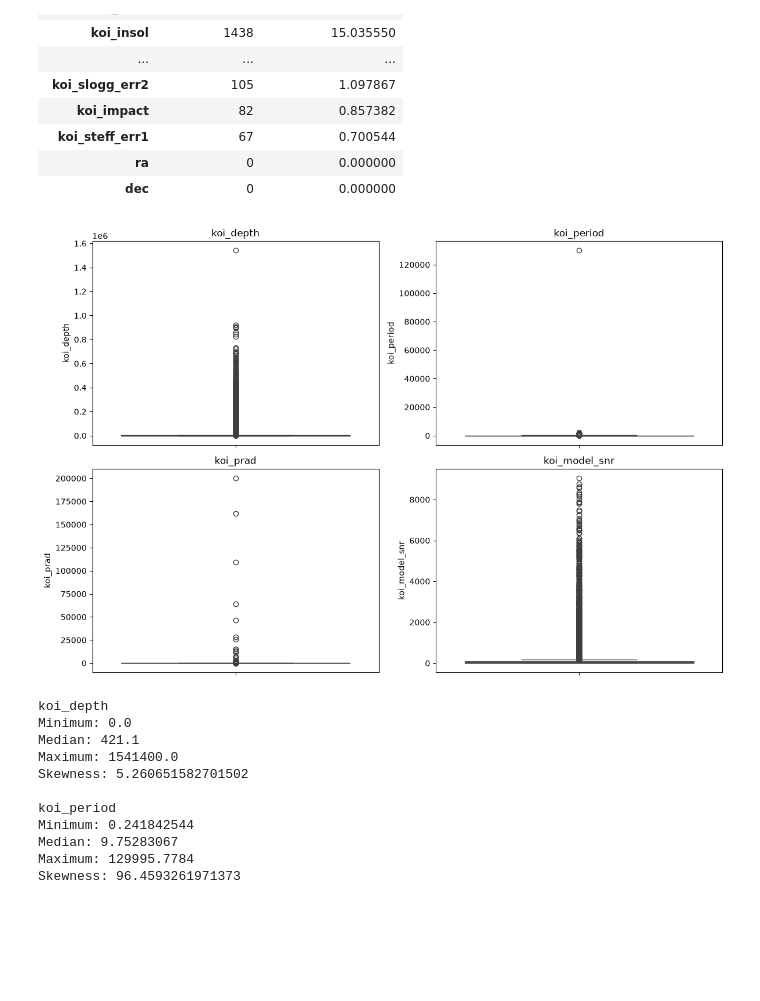
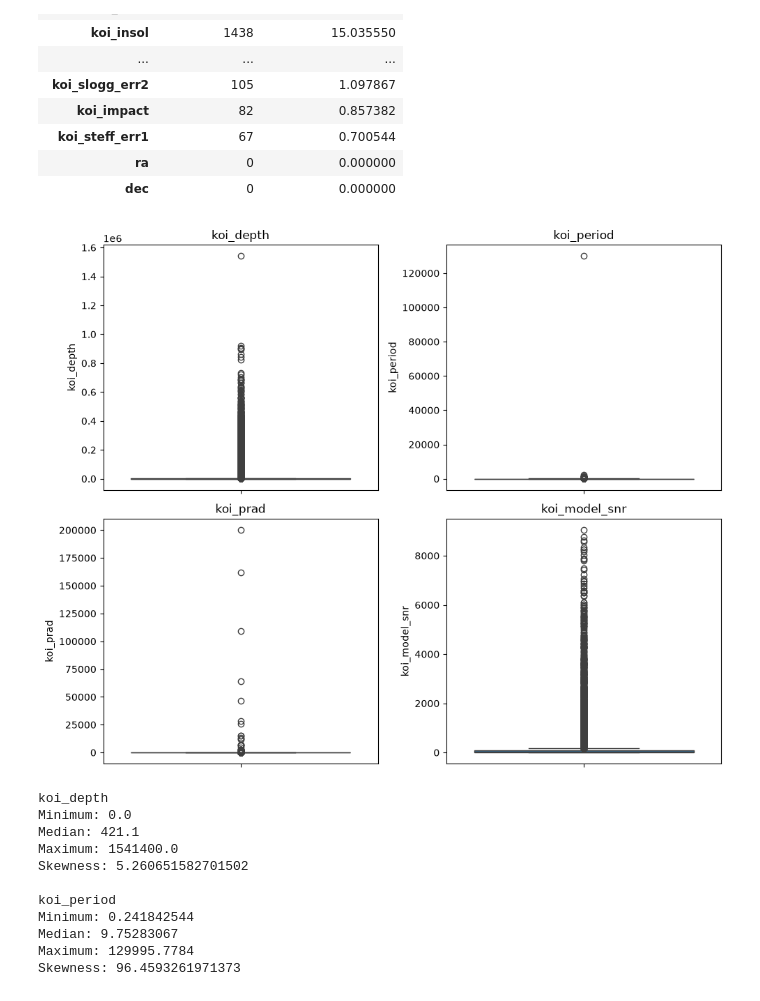
Before and after one commit to devikarapillai/Kepler-Exoplant_Classification, a Jupyter notebook: Nasa Kepler Exoplanent Detection.ipynb, the cells around one changed output. Cells and saved outputs as stored; diff of their text form; code cells hidden in the pictures; blank space fills up the shorter version.

```diff
--- a/Nasa Kepler Exoplanent Detection.ipynb
+++ b/Nasa Kepler Exoplanent Detection.ipynb
@@ -523,22 +523,22 @@ outlier_summary.sort_values(
 # %%
 columns_to_plot = [
     'koi_depth',
     'koi_period',
     'koi_prad',
     'koi_model_snr'
 ]
 
-plt.figure(figsize=(12, 8))
+plt.figure(figsize=(10,8))
 
 for i, column in enumerate(columns_to_plot, 1):
     plt.subplot(2, 2, i)
     sns.boxplot(y=df_cleaned[column])
     plt.title(column)
 
 plt.tight_layout()
 plt.show()
 # %% [output]
-[figure, old version]
+[figure, new version]
 # %%
 for column in columns_to_plot:
     print(f"\n{column}")
```
Also changed, not shown: parts of 11 cells of this notebook, 2 other files.
